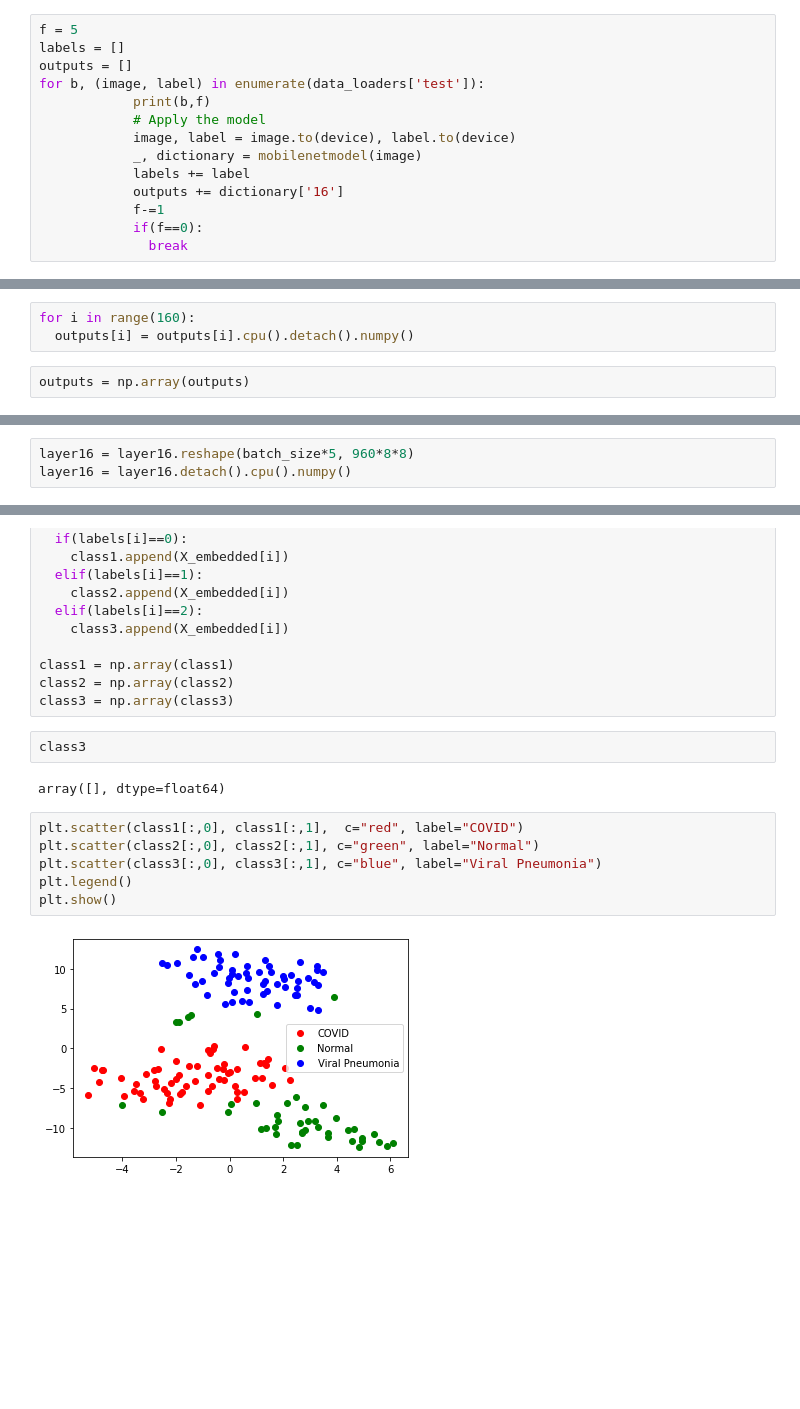
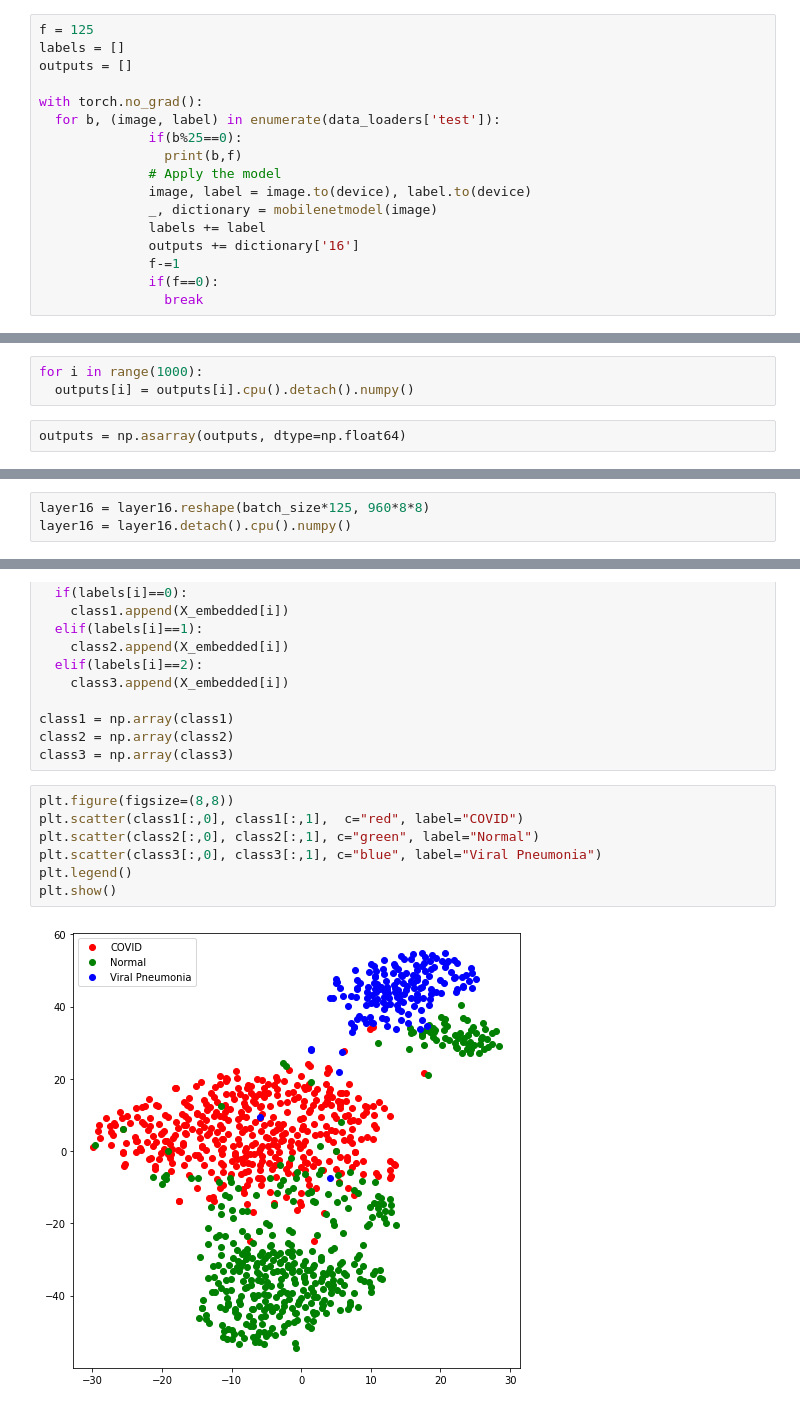
Before and after one commit to rohanchopra/Chest-X-Ray-Classification, a Jupyter notebook: notebooks/t-SNE/T_SNE_covid_pneumonia.ipynb, the cells around one changed output, grey strips where cells are left out. Drawn from its saved outputs; the diff is of its cells as text; blank space fills up the shorter version.

Commit message:
tsne covid_pneumonia_resnet_mobilenet_efficientnet

```diff
--- a/notebooks/t-SNE/T_SNE_covid_pneumonia.ipynb
+++ b/notebooks/t-SNE/T_SNE_covid_pneumonia.ipynb
@@ -482,15 +482,18 @@ NewModelMobileNet(
 # %%
-f = 5
+f = 125
 labels = []
 outputs = []
-for b, (image, label) in enumerate(data_loaders['test']):
-            print(b,f)
-            # Apply the model
-            image, label = image.to(device), label.to(device)
-            _, dictionary = mobilenetmodel(image)
-            labels += label
-            outputs += dictionary['16']
-            f-=1
-            if(f==0):
-              break
+
+with torch.no_grad():
+  for b, (image, label) in enumerate(data_loaders['test']):
+              if(b%25==0):
+                print(b,f)
+              # Apply the model
+              image, label = image.to(device), label.to(device)
+              _, dictionary = mobilenetmodel(image)
+              labels += label
+              outputs += dictionary['16']
+              f-=1
+              if(f==0):
+                break
 # %% [output]
@@ -502,12 +505,12 @@ for b, (image, label) in enumerate(data_loaders['test']):
 # %%
-for i in range(160):
+for i in range(1000):
   outputs[i] = outputs[i].cpu().detach().numpy()
 # %%
-outputs = np.array(outputs)
+outputs = np.asarray(outputs, dtype=np.float64)
 # %%
 layer16 = torch.tensor(outputs)
 # %%
-layer16 = layer16.reshape(batch_size*5, 960*8*8)
+layer16 = layer16.reshape(batch_size*125, 960*8*8)
 layer16 = layer16.detach().cpu().numpy()
 # %%
 from sklearn.manifold import TSNE
@@ -528,15 +531,12 @@ for i in range(len(X_embedded)):
 class1 = np.array(class1)
 class2 = np.array(class2)
 class3 = np.array(class3)
-# %%
-class3
-# %% [output]
-array([], dtype=float64)
 # %%
+plt.figure(figsize=(8,8))
 plt.scatter(class1[:,0], class1[:,1],  c="red", label="COVID")
 plt.scatter(class2[:,0], class2[:,1], c="green", label="Normal")
 plt.scatter(class3[:,0], class3[:,1], c="blue", label="Viral Pneumonia")
 plt.legend()
 plt.show()
 # %% [output]
-[figure, old version]
+[figure, new version]
```
Also changed, not shown: parts of 30 cells of this notebook.
